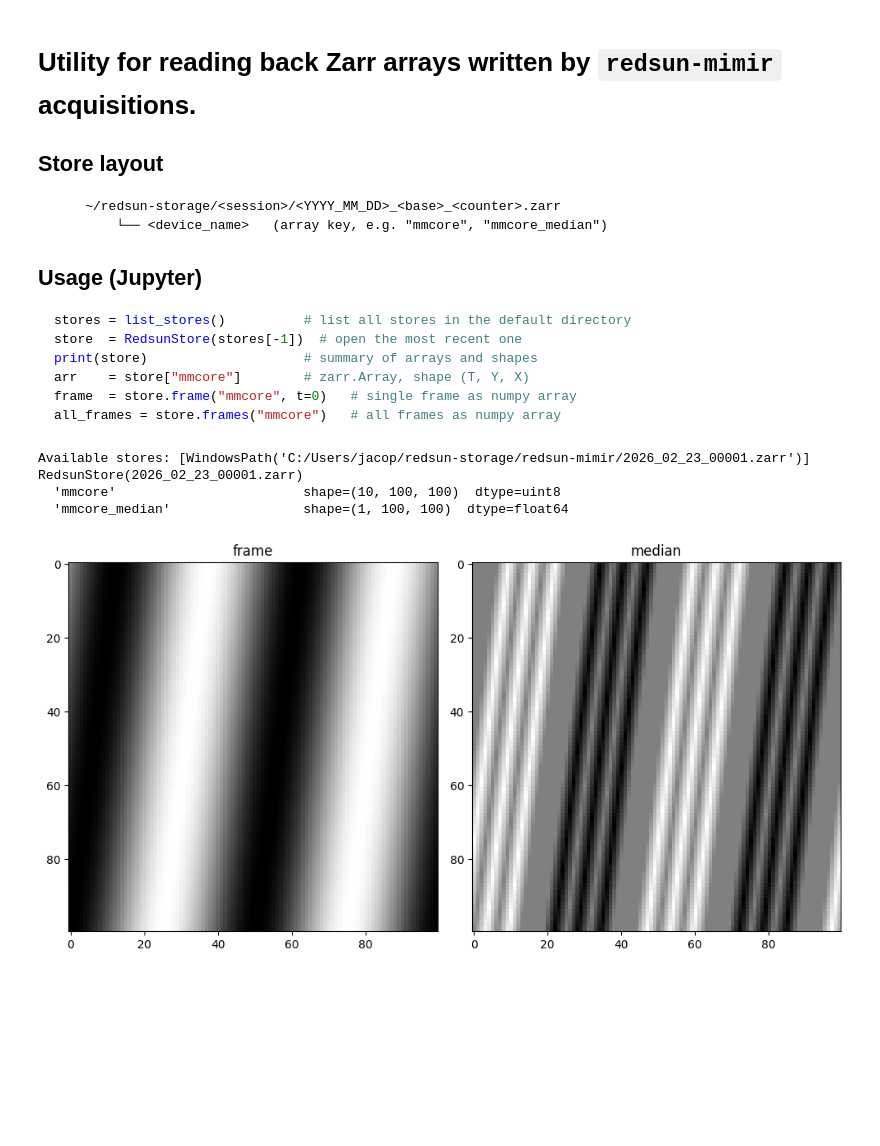
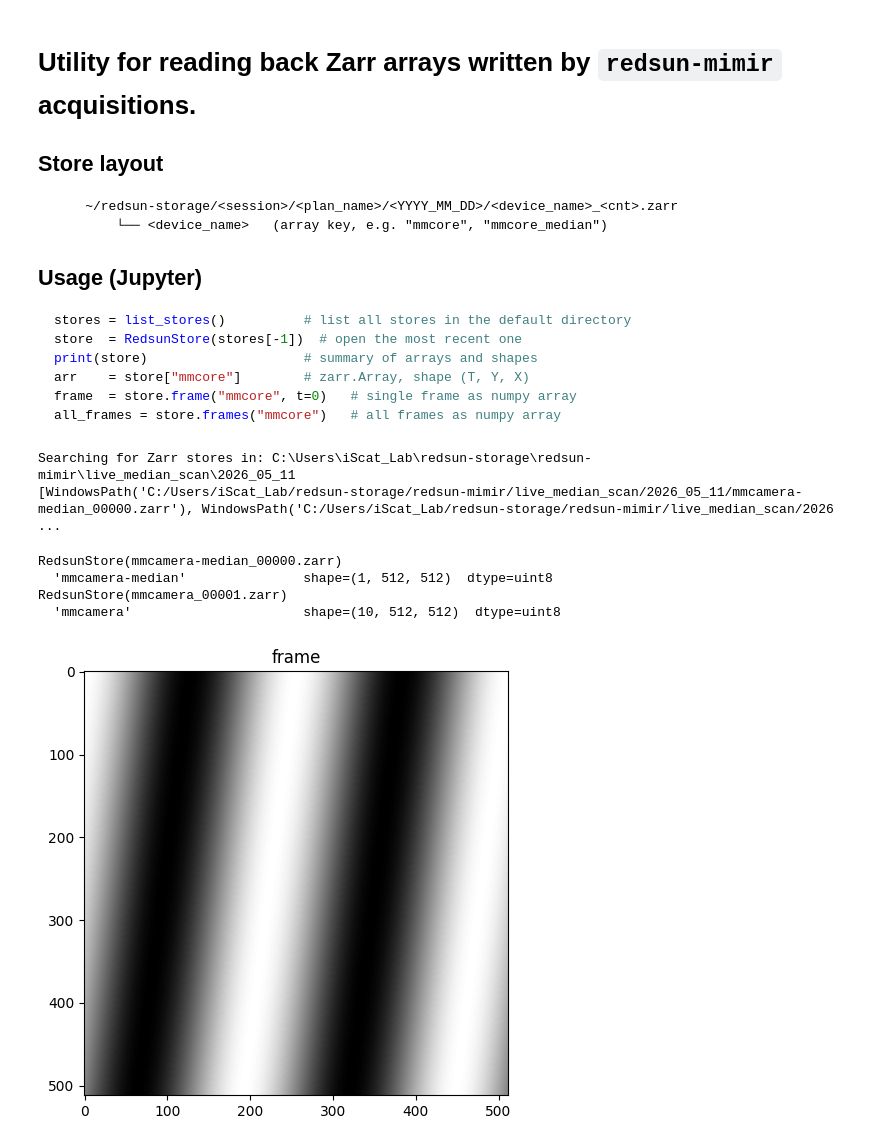
Before and after one commit to jacopoabramo/redsun-median-analysis, a Jupyter notebook: notebooks/readback_zarr_files.ipynb, the cells around one changed output. Saved outputs shown, nothing was run; the diff lists cells and outputs as text; code cells hidden in the pictures; blank space fills up the shorter version.

Commit message:
fix: update to current storage schema

````diff
--- a/notebooks/readback_zarr_files.ipynb
+++ b/notebooks/readback_zarr_files.ipynb
@@ -3,7 +3,7 @@
 
 ## Store layout
 ```
-    ~/redsun-storage/<session>/<YYYY_MM_DD>_<base>_<counter>.zarr
+    ~/redsun-storage/<session>/<plan_name>/<YYYY_MM_DD>/<device_name>_<cnt>.zarr
         └── <device_name>   (array key, e.g. "mmcore", "mmcore_median")
 ```
 
@@ -240,31 +258,42 @@ class RedsunStore:
             "n_frames": arr.shape[0],
         }
 # %%
-stores = list_stores()
+stores = list_stores(plan_name="live_median_scan")
+
 if not stores:
     print("No stores found.")
 else:
-    store = RedsunStore(stores[-1])
-    print(store)
+    print(stores)
 # %% [output]
-Available stores: [WindowsPath('C:/Users/jacop/redsun-storage/redsun-mimir/2026_02_23_00001.zarr')]
-RedsunStore(2026_02_23_00001.zarr)
-  'mmcore'                        shape=(10, 100, 100)  dtype=uint8
-  'mmcore_median'                 shape=(1, 100, 100)  dtype=float64
+Searching for Zarr stores in: C:\Users\iScat_Lab\redsun-storage\redsun-mimir\live_median_scan\2026_05_11
+[WindowsPath('C:/Users/iScat_Lab/redsun-storage/redsun-mimir/live_median_scan/2026_05_11/mmcamera-median_00000.zarr'), WindowsPath('C:/Users/iScat_Lab/redsun-storage/redsun-mimir/live_median_scan/2026 ...
+# %%
+median_store = RedsunStore(stores[0])
+cam_store = RedsunStore(stores[1])
+print(median_store)
+print(cam_store)
+# %% [output]
+RedsunStore(mmcamera-median_00000.zarr)
+  'mmcamera-median'               shape=(1, 512, 512)  dtype=uint8
+RedsunStore(mmcamera_00001.zarr)
+  'mmcamera'                      shape=(10, 512, 512)  dtype=uint8
 # %%
-frame  = store.frame("mmcore", t=0)      # one frame  → (100, 100)
-stack  = store.frames("mmcore")          # all frames → (10, 100, 100)
-median = store.frame("mmcore_median")    # the median → (100, 100)
+cam_key = "mmcamera"
+median_key = "mmcamera-median"
+
+frame = cam_store.frame(cam_key, t=0)      # one frame  → (100, 100)
+stack = cam_store.frames(cam_key)          # all frames → (10, 100, 100)
+
+median_frame = median_store.frame(median_key)  # median frame → (100, 100)
 
 fig, axes = plt.subplots(1, 2, figsize=(10, 5))
 
 axes[0].imshow(frame, cmap="gray")
 axes[0].set_title("frame")
-
-axes[1].imshow(median, cmap="gray")
+axes[1].imshow(median_frame, cmap="gray")
 axes[1].set_title("median")
 
 plt.tight_layout()
 plt.show()
 # %% [output]
-[figure, old version]
+[figure, new version]
````
Also changed, not shown: parts of 1 cell of this notebook.
